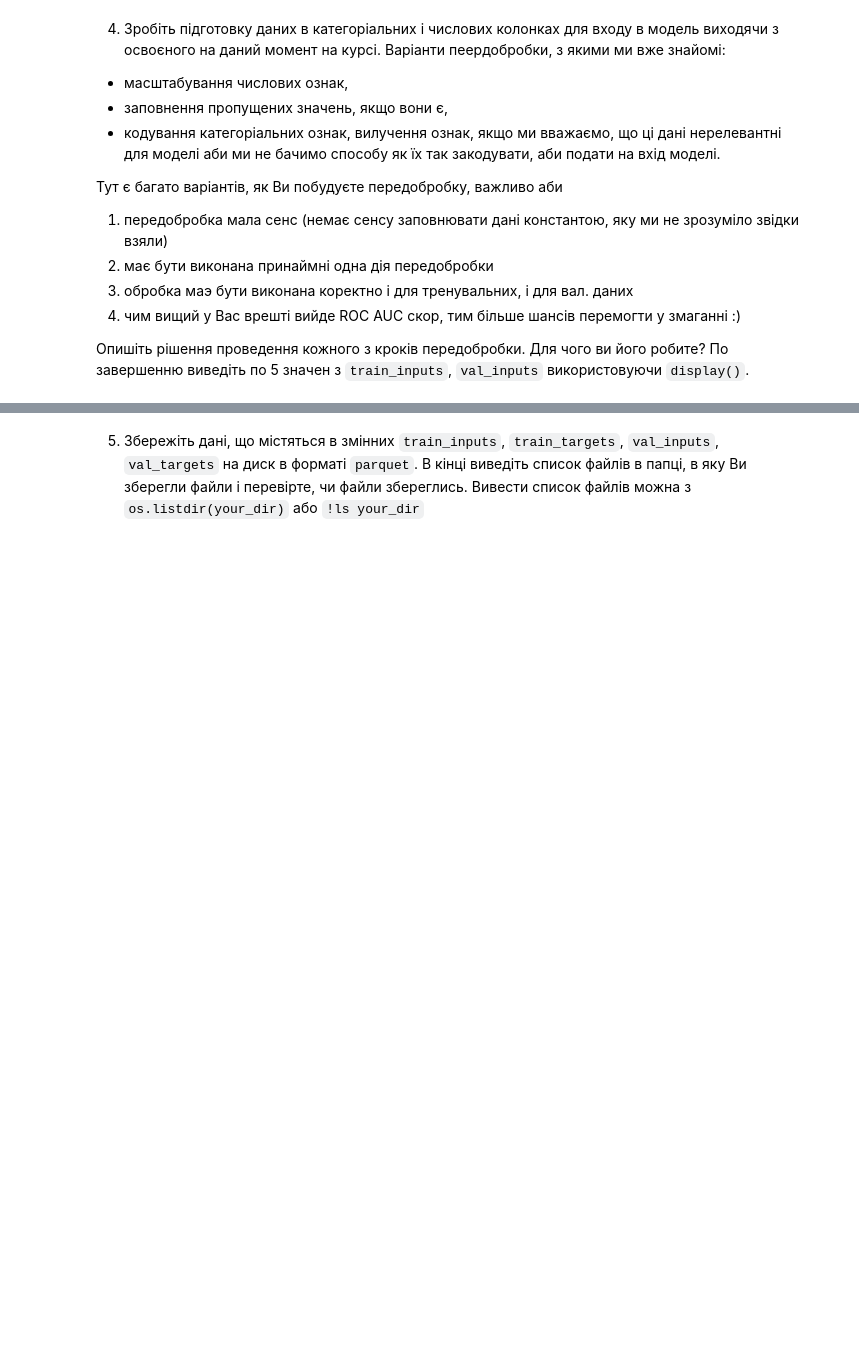
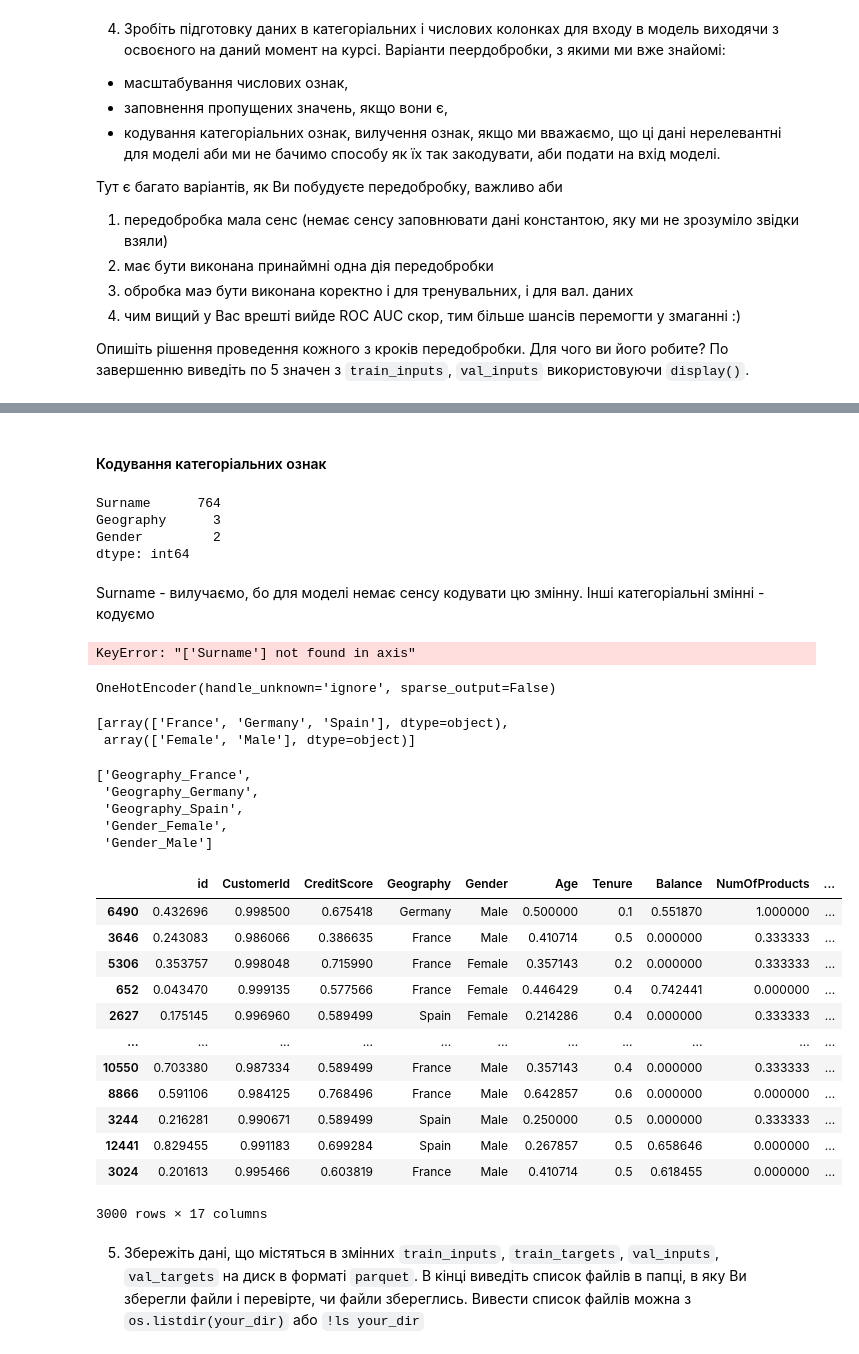
Before and after one commit to nikishkaaa/ML-Course, a Jupyter notebook: HW_2_7_Логістична_регресія_з_scikit_learn.ipynb, the cells around one changed output, grey strips where cells are left out. Saved outputs shown, nothing was run; the diff lists cells and outputs as text; code cells hidden in the pictures; blank space fills up the shorter version.

```diff
--- a/HW_2_7_Логістична_регресія_з_scikit_learn.ipynb
+++ b/HW_2_7_Логістична_регресія_з_scikit_learn.ipynb
@@ -91,0 +151,13 @@ memory usage: 1.6+ MB
+# %% [markdown]
+#### Кодування категоріальних ознак
+# %%
+raw_data[categorical_cols].nunique()
+# %% [output]
+Surname      764
+Geography      3
+Gender         2
+dtype: int64
+# %% [markdown]
+
+
+ Surname - вилучаємо, бо для моделі немає сенсу кодувати цю змінну. Інші категоріальні змінні - кодуємо
@@ -91,0 +166,4 @@ memory usage: 1.6+ MB
+# %%
+train_inputs = train_inputs.drop('Surname', axis = 1)
+# %% [output]
+KeyError: "['Surname'] not found in axis"
@@ -92,2 +172,41 @@ memory usage: 1.6+ MB
+# %%
+encoder = OneHotEncoder(sparse_output=False, handle_unknown='ignore')
+# %%
+encoder.fit(raw_data[categorical_cols])
+# %% [output]
+OneHotEncoder(handle_unknown='ignore', sparse_output=False)
+# %%
+encoder.categories_
+# %% [output]
+[array(['France', 'Germany', 'Spain'], dtype=object),
+ array(['Female', 'Male'], dtype=object)]
+# %%
+encoder_cols = list(encoder.get_feature_names_out(categorical_cols))
+encoder_cols
+# %% [output]
+['Geography_France',
+ 'Geography_Germany',
+ 'Geography_Spain',
+ 'Gender_Female',
+ 'Gender_Male']
+# %%
+train_inputs[encoder_cols] = encoder.transform(train_inputs[categorical_cols])
+val_inputs[encoder_cols] = encoder.transform(val_inputs[categorical_cols])
+# %%
+val_inputs
+# %% [output]
+|  | id | CustomerId | CreditScore | Geography | Gender | Age | Tenure | Balance | NumOfProducts | ... |
+| 6490 | 0.432696 | 0.998500 | 0.675418 | Germany | Male | 0.500000 | 0.1 | 0.551870 | 1.000000 | ... |
+| 3646 | 0.243083 | 0.986066 | 0.386635 | France | Male | 0.410714 | 0.5 | 0.000000 | 0.333333 | ... |
+| 5306 | 0.353757 | 0.998048 | 0.715990 | France | Female | 0.357143 | 0.2 | 0.000000 | 0.333333 | ... |
+| 652 | 0.043470 | 0.999135 | 0.577566 | France | Female | 0.446429 | 0.4 | 0.742441 | 0.000000 | ... |
+| 2627 | 0.175145 | 0.996960 | 0.589499 | Spain | Female | 0.214286 | 0.4 | 0.000000 | 0.333333 | ... |
+| ... | ... | ... | ... | ... | ... | ... | ... | ... | ... | ... |
+| 10550 | 0.703380 | 0.987334 | 0.589499 | France | Male | 0.357143 | 0.4 | 0.000000 | 0.333333 | ... |
+| 8866 | 0.591106 | 0.984125 | 0.768496 | France | Male | 0.642857 | 0.6 | 0.000000 | 0.000000 | ... |
+| 3244 | 0.216281 | 0.990671 | 0.589499 | Spain | Male | 0.250000 | 0.5 | 0.000000 | 0.333333 | ... |
+| 12441 | 0.829455 | 0.991183 | 0.699284 | Spain | Male | 0.267857 | 0.5 | 0.658646 | 0.000000 | ... |
+| 3024 | 0.201613 | 0.995466 | 0.603819 | France | Male | 0.410714 | 0.5 | 0.618455 | 0.000000 | ... |
+3000 rows × 17 columns
 # %% [markdown]
 5. Збережіть дані, що містяться в змінних `train_inputs`, `train_targets`, `val_inputs`, `val_targets` на диск в форматі `parquet`. В кінці виведіть список файлів в папці, в яку Ви зберегли файли і перевірте, чи файли збереглись. Вивести список файлів можна з `os.listdir(your_dir)` або `!ls your_dir`
```
Also changed, not shown: parts of 24 cells of this notebook.
